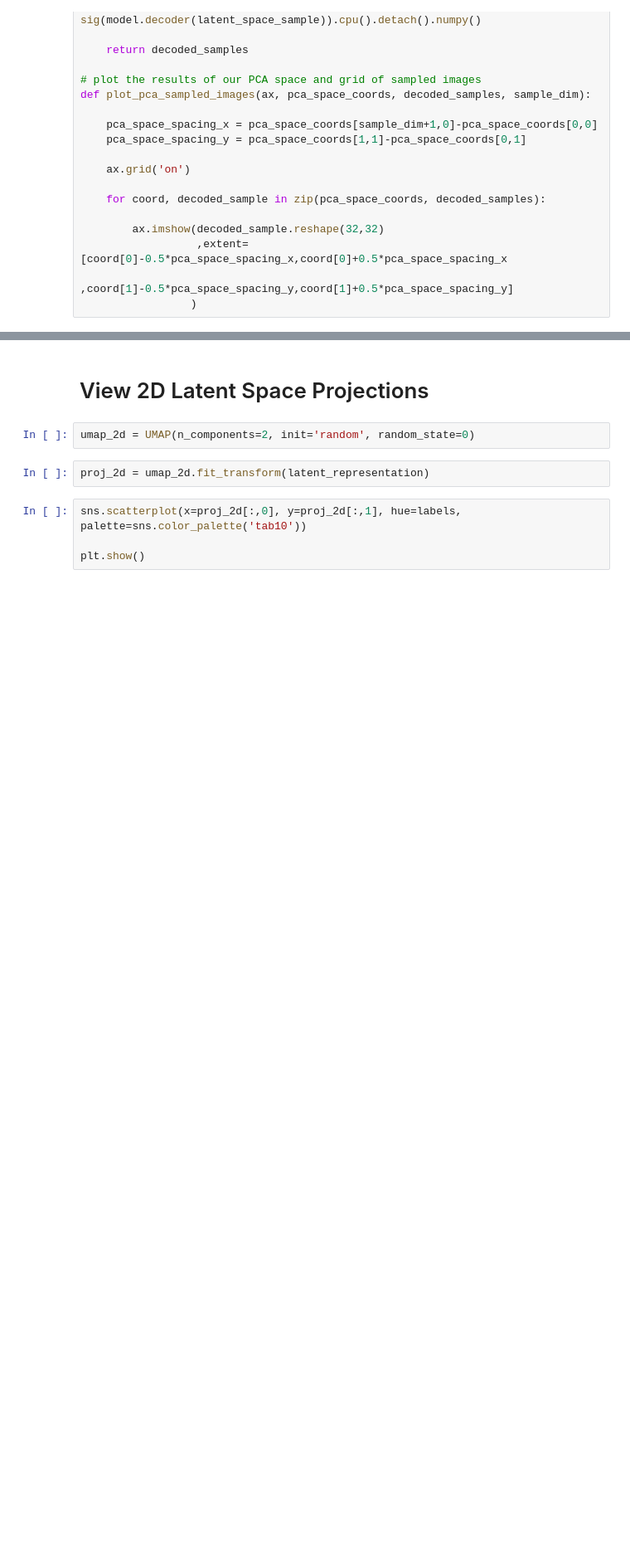
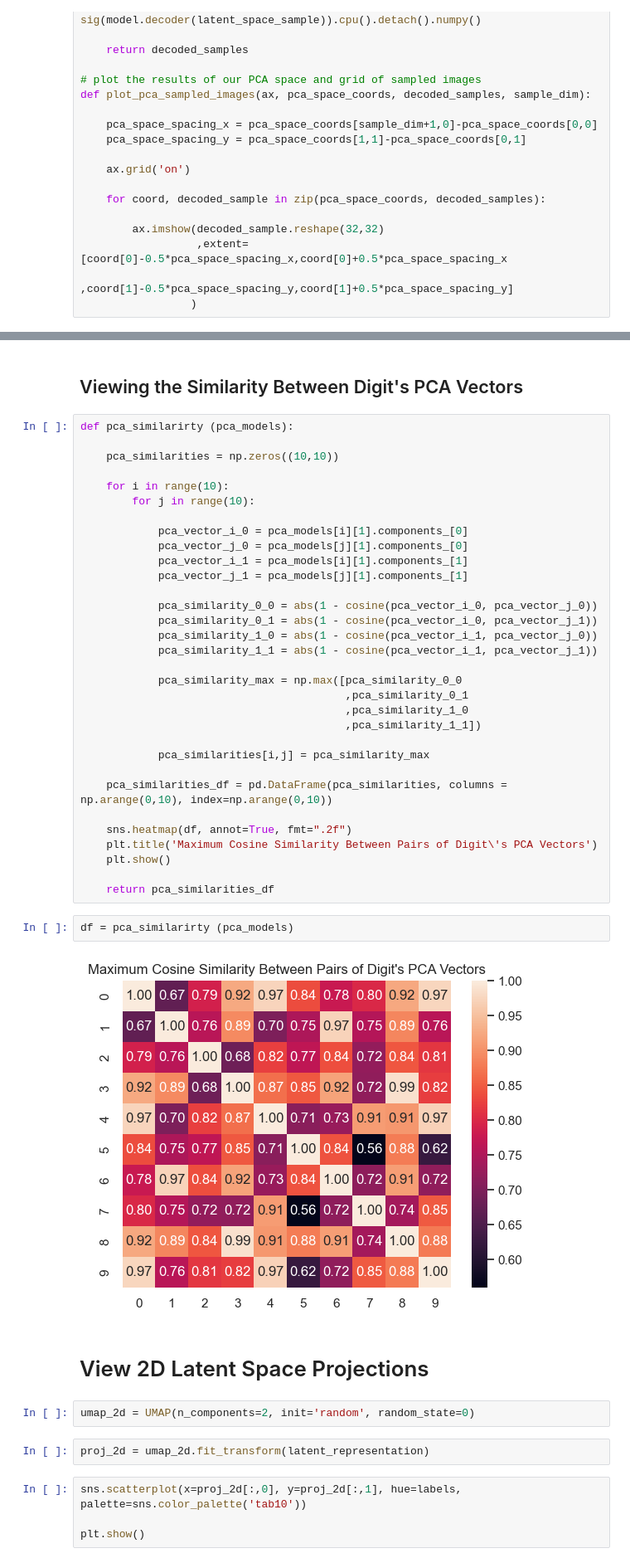
Before and after one commit to lucas-fuller/Deep-Learning, a Jupyter notebook: Investigating the Latent Space of a VAE Autoencoder using PCA and UMAP.ipynb, the cells around one changed output, grey strips where cells are left out. Shown at 83% size. Drawn from its saved outputs; the diff is of its cells as text; blank space fills up the shorter version.

```diff
--- a/Investigating the Latent Space of a VAE Autoencoder using PCA and UMAP.ipynb
+++ b/Investigating the Latent Space of a VAE Autoencoder using PCA and UMAP.ipynb
@@ -549,3 +540,41 @@ The two strongest Principle Components for label 6 account for 83.5% of the expl
+# %% [markdown]
+## Viewing the Similarity Between Digit's PCA Vectors
+# %%
+def pca_similarirty (pca_models):
+
+    pca_similarities = np.zeros((10,10))
+
+    for i in range(10):
+        for j in range(10):
+
+            pca_vector_i_0 = pca_models[i][1].components_[0]
+            pca_vector_j_0 = pca_models[j][1].components_[0]
+            pca_vector_i_1 = pca_models[i][1].components_[1]
+            pca_vector_j_1 = pca_models[j][1].components_[1]
+
+            pca_similarity_0_0 = abs(1 - cosine(pca_vector_i_0, pca_vector_j_0))
+            pca_similarity_0_1 = abs(1 - cosine(pca_vector_i_0, pca_vector_j_1))
+            pca_similarity_1_0 = abs(1 - cosine(pca_vector_i_1, pca_vector_j_0))
+            pca_similarity_1_1 = abs(1 - cosine(pca_vector_i_1, pca_vector_j_1))
+
+            pca_similarity_max = np.max([pca_similarity_0_0
+                                         ,pca_similarity_0_1
+                                         ,pca_similarity_1_0
+                                         ,pca_similarity_1_1])
+
+            pca_similarities[i,j] = pca_similarity_max
+
+    pca_similarities_df = pd.DataFrame(pca_similarities, columns = np.arange(0,10), index=np.arange(0,10))
+
+    sns.heatmap(df, annot=True, fmt=".2f")
+    plt.title('Maximum Cosine Similarity Between Pairs of Digit\'s PCA Vectors')
+    plt.show()
+
+    return pca_similarities_df
+# %%
+df = pca_similarirty (pca_models)
+# %% [output]
+[figure, added]
 # %% [markdown]
 # View 2D Latent Space Projections
 # %%
```
Also changed, not shown: parts of 25 cells of this notebook.
